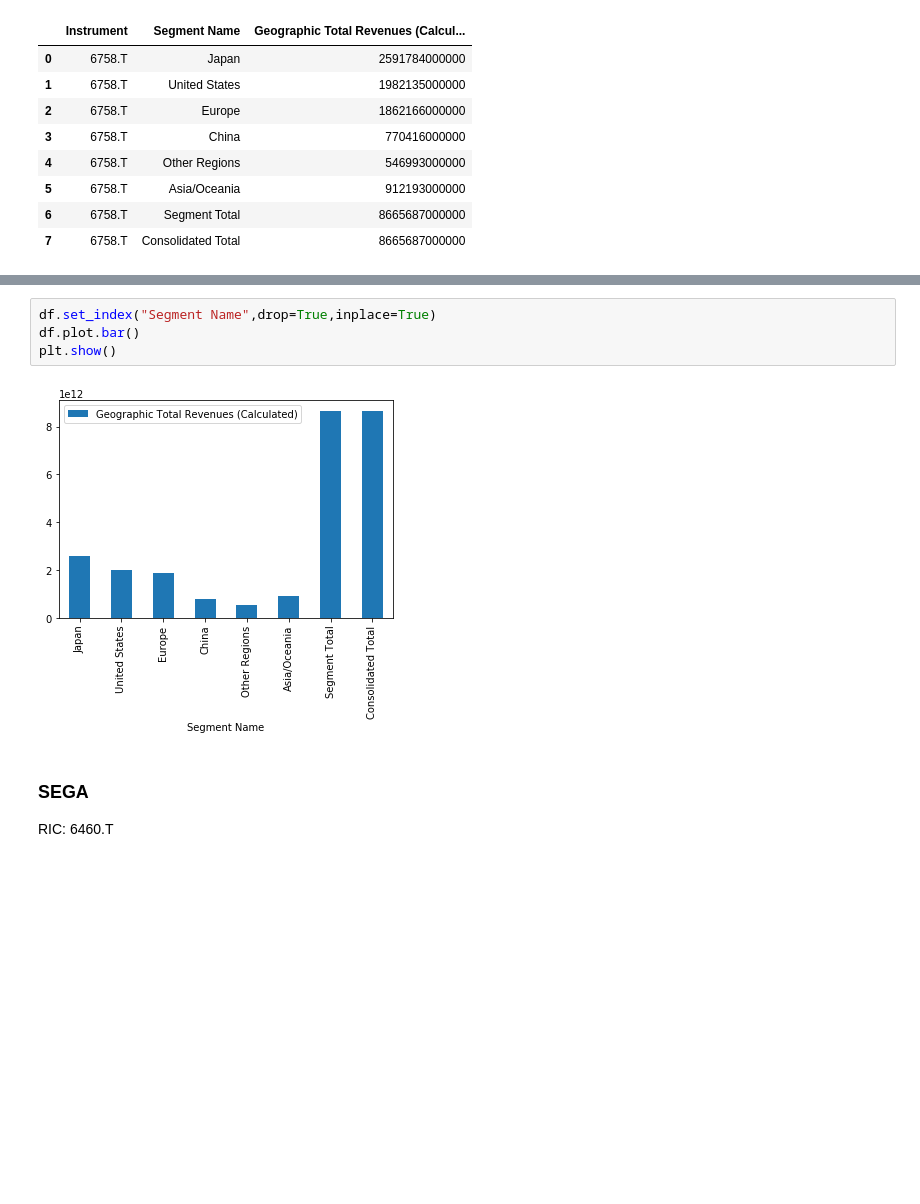
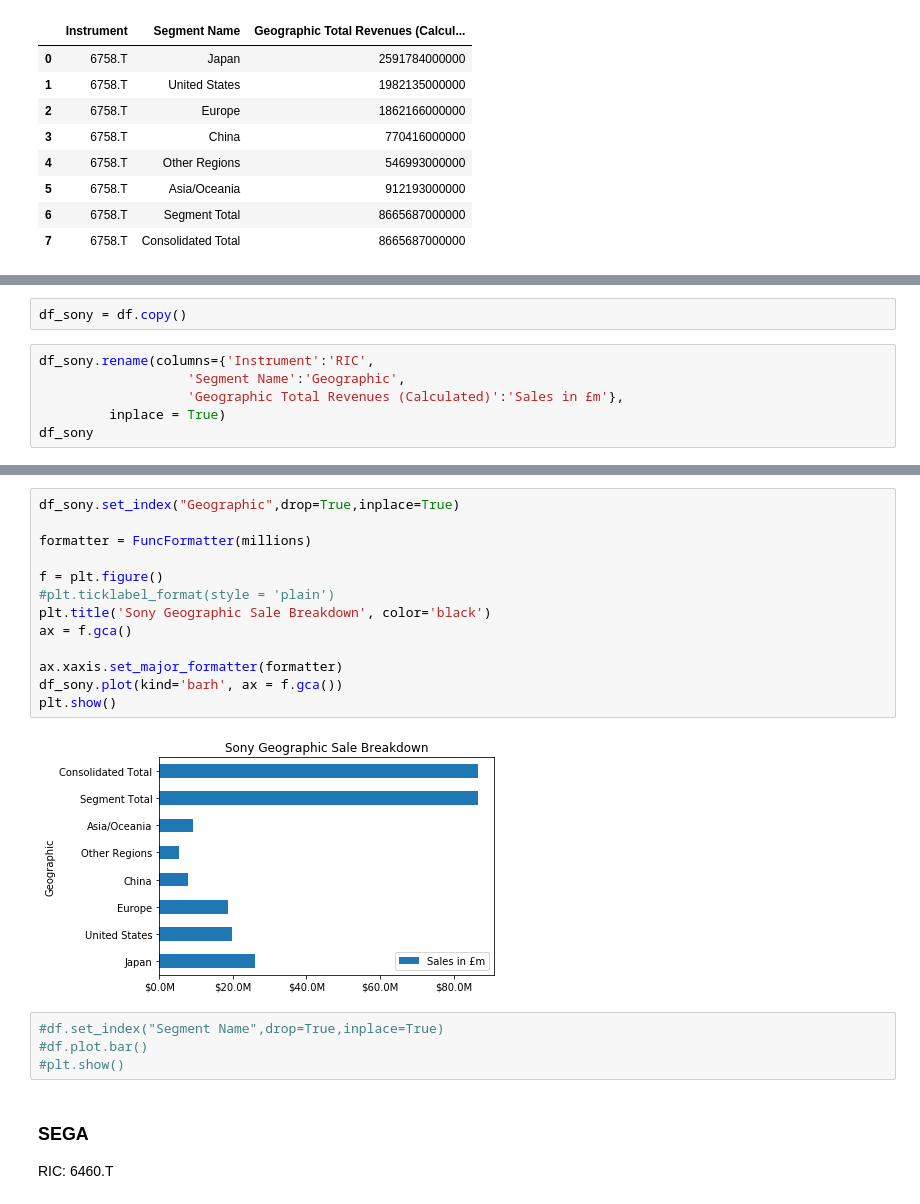
Before and after one commit to LSEG-API-Samples/Article.EikonAPI.Python.Jupyter.Geographic_Sale_Breakdown, a Jupyter notebook: notebook/worldscope_geographic_sale.ipynb, the cells around one changed output, grey strips where cells are left out. Cells and saved outputs as stored; diff of their text form; blank space fills up the shorter version.

```diff
--- a/notebook/worldscope_geographic_sale.ipynb
+++ b/notebook/worldscope_geographic_sale.ipynb
@@ -123,0 +121,8 @@ df
+# %%
+df_sony = df.copy()
+# %%
+df_sony.rename(columns={'Instrument':'RIC',
+                   'Segment Name':'Geographic',
+                   'Geographic Total Revenues (Calculated)':'Sales in £m'},
+         inplace = True)
+df_sony
@@ -124,9 +139,22 @@ df
+# %%
+df_sony.set_index("Geographic",drop=True,inplace=True)
+
+formatter = FuncFormatter(millions)
+
+f = plt.figure()
+#plt.ticklabel_format(style = 'plain')
+plt.title('Sony Geographic Sale Breakdown', color='black')
+ax = f.gca()
+
+ax.xaxis.set_major_formatter(formatter)
+df_sony.plot(kind='barh', ax = f.gca())
+plt.show()
+# %% [output]
+[figure, added]
 # %%
-df.set_index("Segment Name",drop=True,inplace=True)
-df.plot.bar()
-plt.show()
+#df.set_index("Segment Name",drop=True,inplace=True)
+#df.plot.bar()
+#plt.show()
-# %% [output]
-[figure, removed]
 # %% [markdown]
 ### SEGA
 
```
Also changed, not shown: parts of 17 cells of this notebook.
